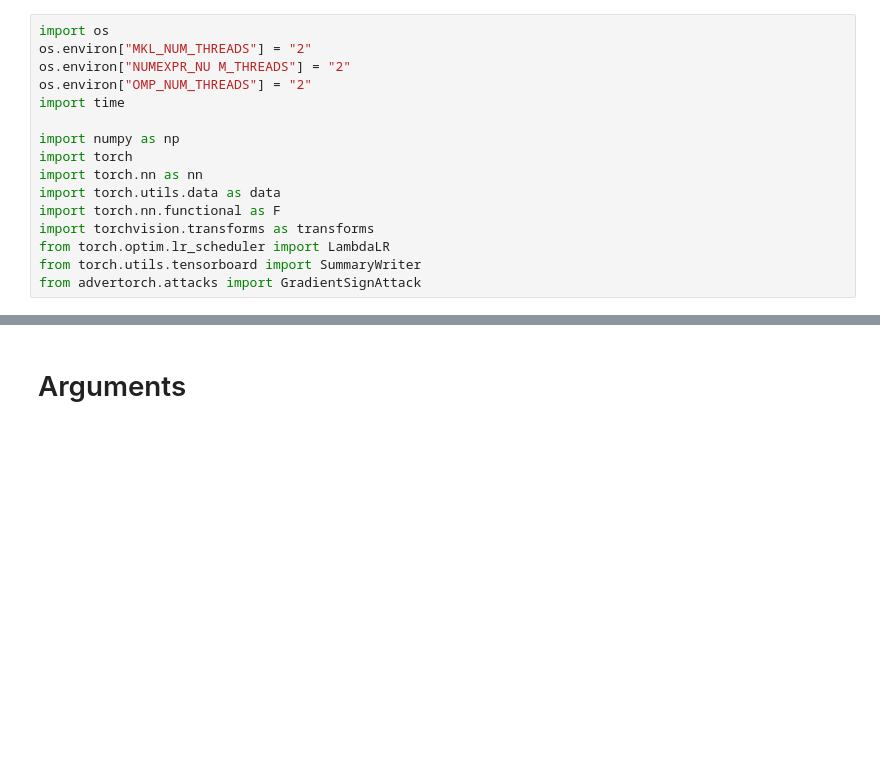
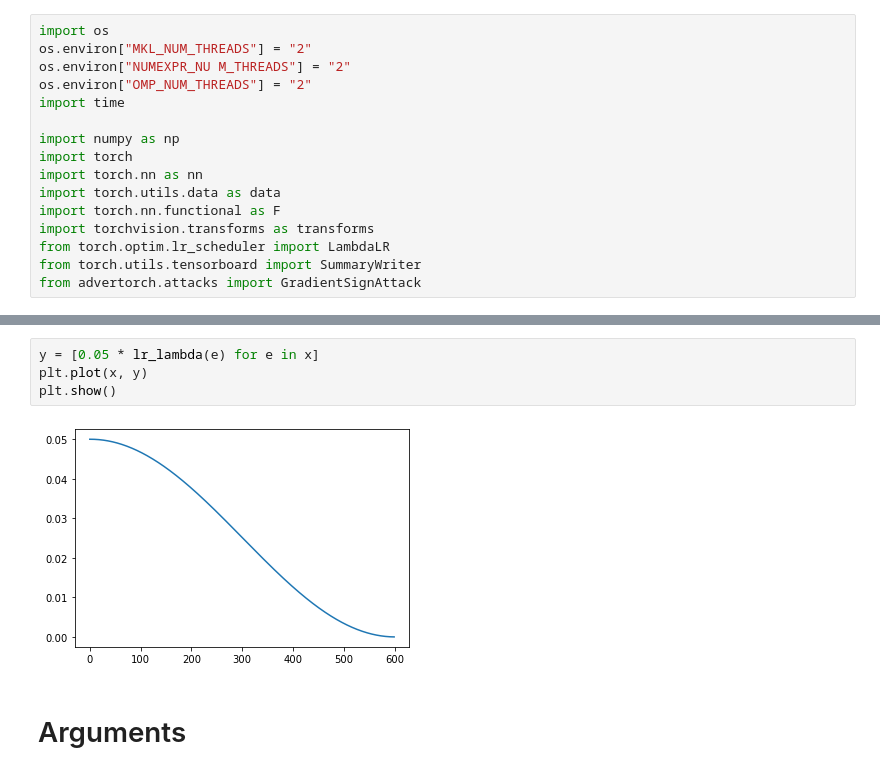
Before and after one commit to lcances/Deep-Co-Training, a Jupyter notebook: notebooks/co-training.ipynb, the cells around one changed output, grey strips where cells are left out. Drawn from its saved outputs; the diff is of its cells as text; blank space fills up the shorter version.

```diff
--- a/notebooks/co-training.ipynb
+++ b/notebooks/co-training.ipynb
@@ -37,3 +46,9 @@ from DCT.losses import loss_cot, loss_diff, loss_sup
+# %%
+y = [0.05 * lr_lambda(e) for e in x]
+plt.plot(x, y)
+plt.show()
+# %% [output]
+[figure, added]
 # %% [markdown]
 # Arguments
 # %%
```
Also changed, not shown: parts of 7 cells of this notebook.
